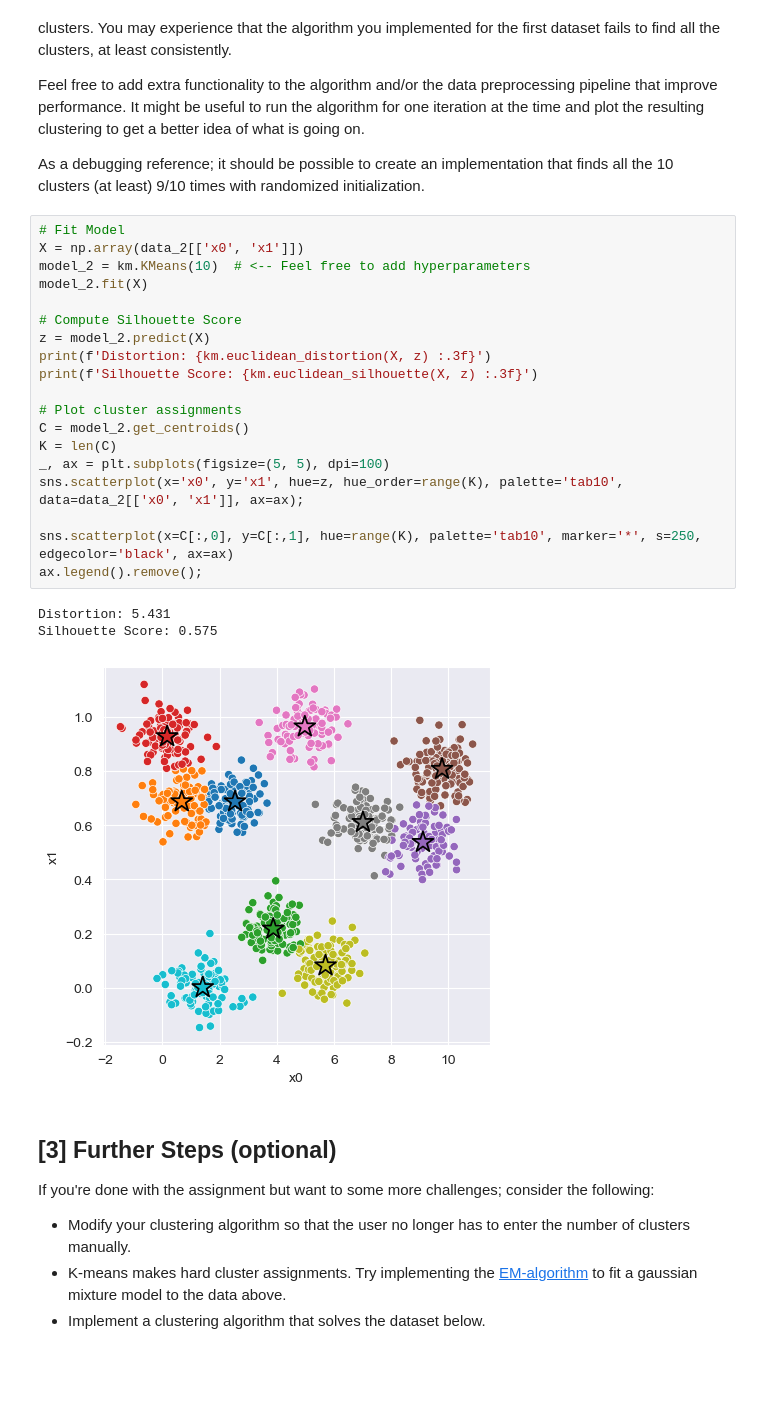
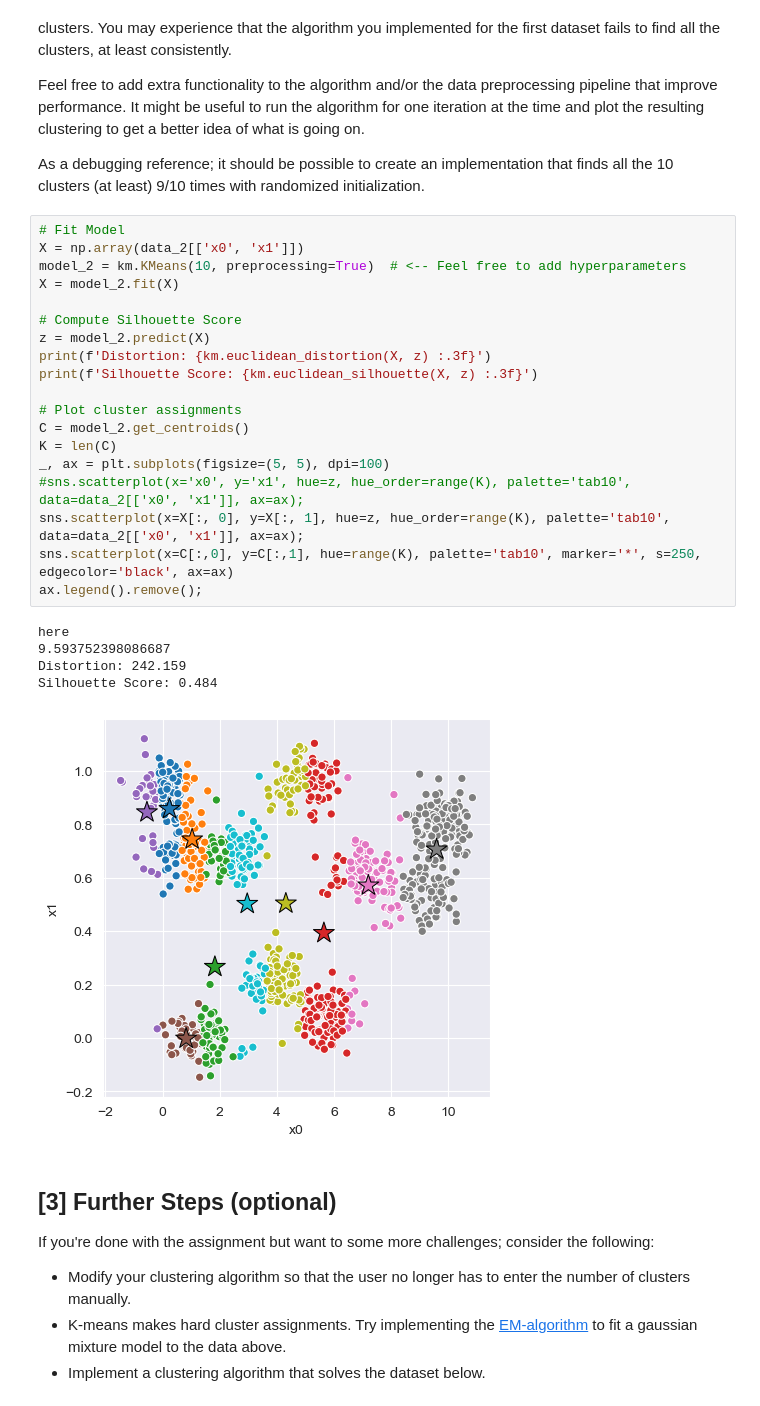
Before and after one commit to JonEliasMoen/tdt4173-2021-task-1, a Jupyter notebook: k_means/experiment.ipynb, the cells around one changed output. Cells and saved outputs as stored; diff of their text form; blank space fills up the shorter version.

```diff
--- a/k_means/experiment.ipynb
+++ b/k_means/experiment.ipynb
@@ -161,26 +144,28 @@ As a debugging reference; it should be possible to create an implementation that
 # %%
 # Fit Model
 X = np.array(data_2[['x0', 'x1']])
-model_2 = km.KMeans(10)  # <-- Feel free to add hyperparameters
-model_2.fit(X)
+model_2 = km.KMeans(10, preprocessing=True)  # <-- Feel free to add hyperparameters
+X = model_2.fit(X)
 
 # Compute Silhouette Score
 z = model_2.predict(X)
 print(f'Distortion: {km.euclidean_distortion(X, z) :.3f}')
 print(f'Silhouette Score: {km.euclidean_silhouette(X, z) :.3f}')
 
 # Plot cluster assignments
 C = model_2.get_centroids()
 K = len(C)
 _, ax = plt.subplots(figsize=(5, 5), dpi=100)
-sns.scatterplot(x='x0', y='x1', hue=z, hue_order=range(K), palette='tab10', data=data_2[['x0', 'x1']], ax=ax);
-
+#sns.scatterplot(x='x0', y='x1', hue=z, hue_order=range(K), palette='tab10', data=data_2[['x0', 'x1']], ax=ax);
+sns.scatterplot(x=X[:, 0], y=X[:, 1], hue=z, hue_order=range(K), palette='tab10', data=data_2[['x0', 'x1']], ax=ax);
 sns.scatterplot(x=C[:,0], y=C[:,1], hue=range(K), palette='tab10', marker='*', s=250, edgecolor='black', ax=ax)
 ax.legend().remove();
 # %% [output]
-Distortion: 5.431
-Silhouette Score: 0.575
+here
+9.593752398086687
+Distortion: 242.159
+Silhouette Score: 0.484
-[figure, old version]
+[figure, new version]
 # %% [markdown]
 ## [3] Further Steps (optional)
 
```
Also changed, not shown: parts of 4 cells of this notebook, 7 other files.
